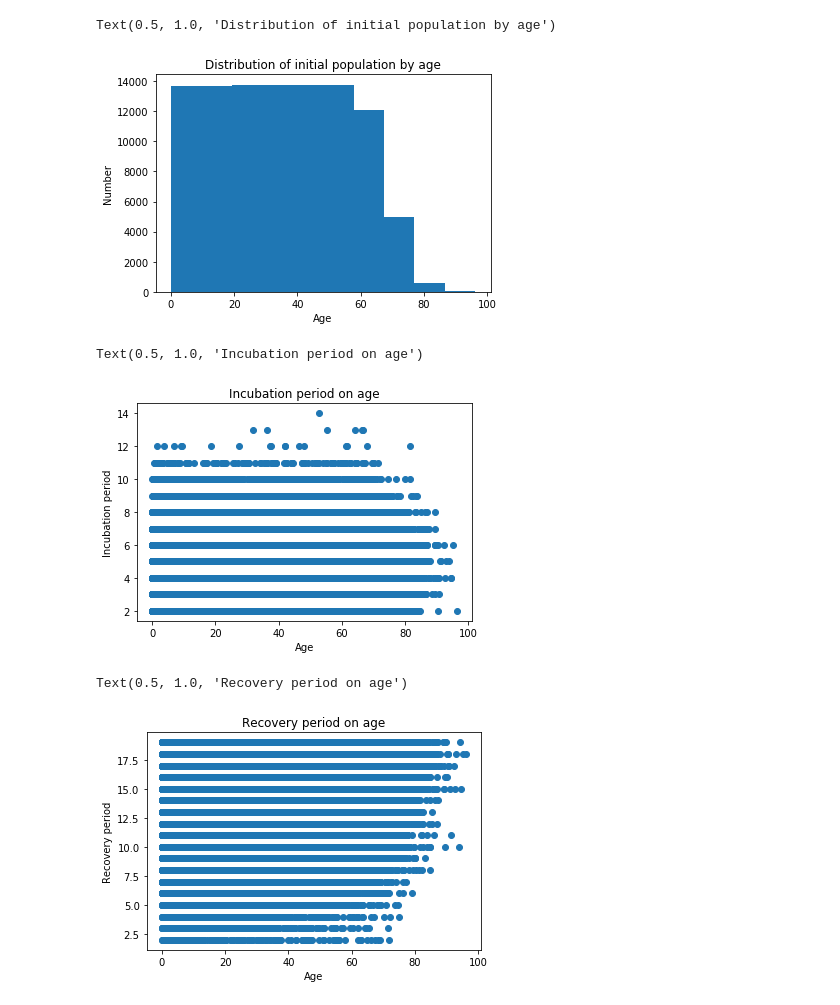
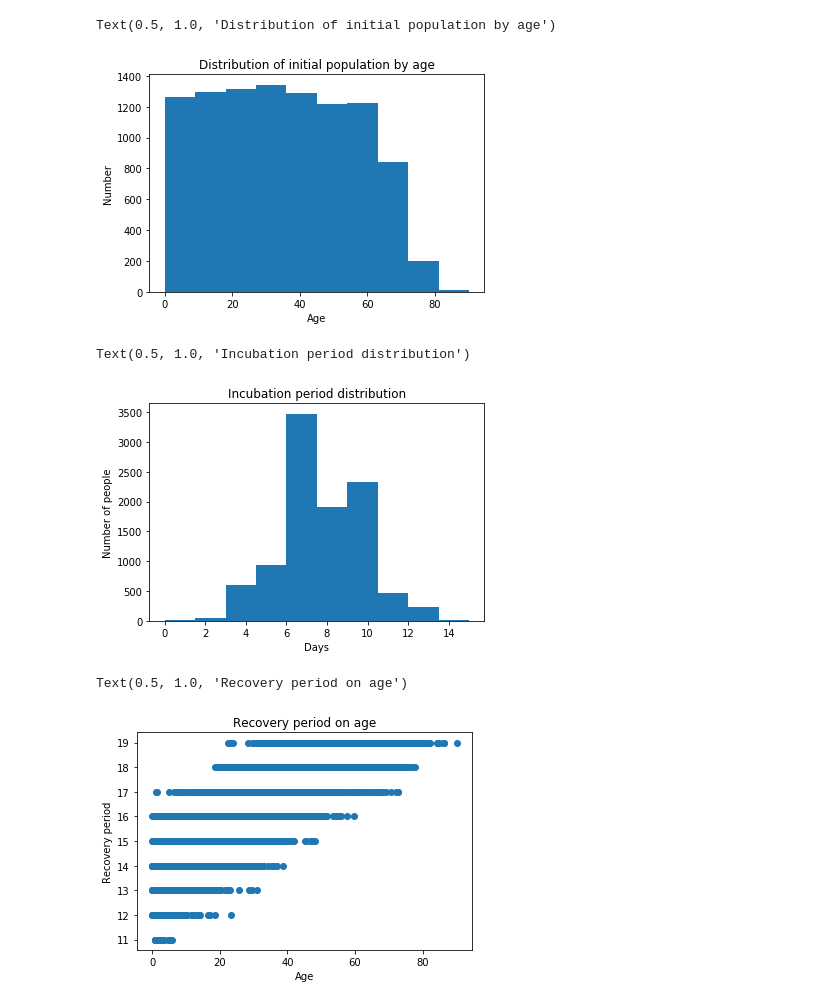
Before and after one commit to sishome/epidemy, a Jupyter notebook: epidemics.ipynb, the cells around one changed output. Saved outputs shown, nothing was run; the diff lists cells and outputs as text; code cells hidden in the pictures.

```diff
--- a/epidemics.ipynb
+++ b/epidemics.ipynb
@@ -91,7 +91,7 @@ def random_dist_sample(x_low, x_high, nsample, distribution):
 # We will model it directly through a numpy array, where each cell of the array will be
 # a single person. In this instance, our population will be uniform - there will be
 # no communities or families whatsoever.
-total_population = 100000 #total population
+total_population = 10000 #total population
 # also, each human will have a status, which is a value in the corresponding cell.
 # Let's assume the following statuses:
 healthy = 0 # 0 - human not previously infected, not currently infected
@@ -106,7 +106,7 @@ not_recovered = 5 # 5 - human died
 # As before, we simulate our population for a number of days and start from day 1
 number_of_days = 200
 # We also define an incubation period:
-mean_incubation_period = 5 #days
+mean_incubation_period = 8 #days
 # And incubation period delta
 incubation_sigma = 2 #days
 # and the probability to infect in contact
@@ -116,9 +116,9 @@ probability_to_die_constant = 0.03
 # recovery length - if we manage not to die in 14 days, we recover, either with immunity, or without
 mean_recovery_period = 14 #days
 # delta recovery period; minimum length is recovery_period, max length is recovery_period + delta_rec...
-recovery_sigma = 5 #days
+recovery_sigma = 1 #days
 # probability not to get immune
-probability_not_to_get_immune = 0.2
+probability_not_to_get_immune = 0.4
 # %%
 # Arrays with humans
 # Initially, the population is completely clean of infection (np.zeros, healthy = 0)
@@ -131,7 +131,7 @@ age = np.array(random_dist_sample(0,100,total_population,distribution = age_dist
 # Probability to die from infection, given age
 probability_to_die = probability_to_die_constant * probability_to_die_on_age(age)
 # Incubation period for each person
-incubation_period = incubation_period_sample(mean_incubation_period, incubation_sigma, 2, 20, total_population)
+incubation_period = incubation_period_sample(mean_incubation_period, incubation_sigma, 0, 20, total_population)
 # Recovery period for each person. We can make it dependent on age.
 recovery_period = recovery_period_sample(age, mean_recovery_period, recovery_sigma, 2, 20, total_population)
 # We will need output. We are interested in how the numbers evolve. Also,
@@ -238,16 +238,16 @@ plt.ylabel('Number')
 plt.title('Distribution of initial population by age')
 # %% [output]
 Text(0.5, 1.0, 'Distribution of initial population by age')
-[figure, old version]
+[figure, new version]
 # %%
-# Incubation period should not depend on age.
-plt.scatter(age,incubation_period)
-plt.xlabel('Age')
-plt.ylabel('Incubation period')
-plt.title('Incubation period on age')
+# Incubation period distribution
+plt.hist(incubation_period)
+plt.xlabel('Days')
+plt.ylabel('Number of people')
+plt.title('Incubation period distribution')
 # %% [output]
-Text(0.5, 1.0, 'Incubation period on age')
+Text(0.5, 1.0, 'Incubation period distribution')
-[figure, old version]
+[figure, new version]
 # %%
 # Recovery period should depend on age.
 plt.scatter(age,recovery_period)
@@ -256,7 +256,7 @@ plt.ylabel('Recovery period')
 plt.title('Recovery period on age')
 # %% [output]
 Text(0.5, 1.0, 'Recovery period on age')
-[figure, old version]
+[figure, new version]
 # %%
 # Let's look at the age-related statistics.
 plt.hist(age[np.where(humans == not_recovered)])
```
Also changed, not shown: parts of 6 cells of this notebook.
